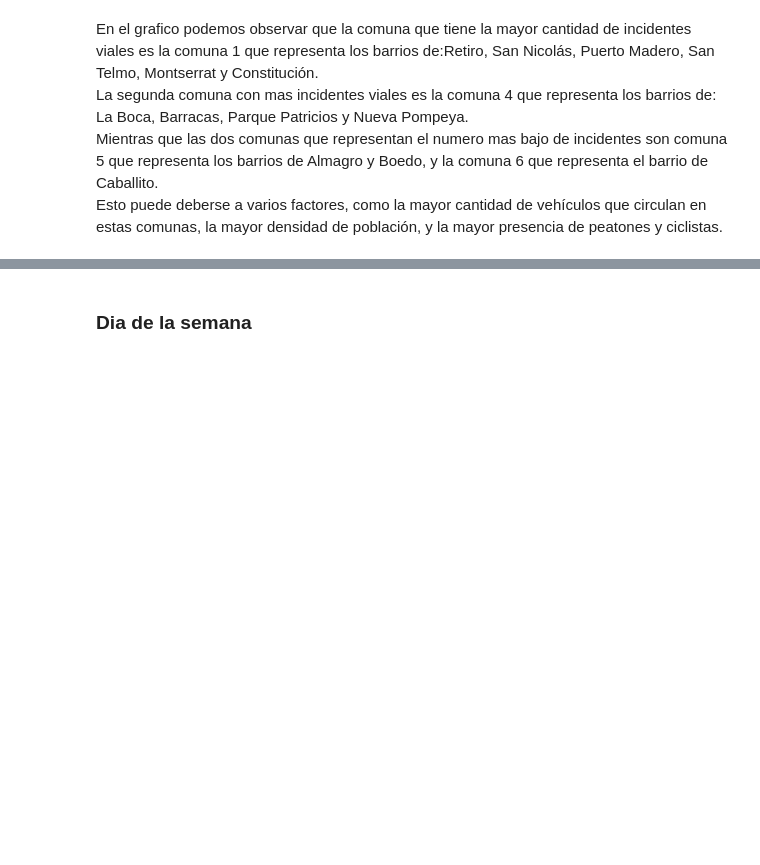
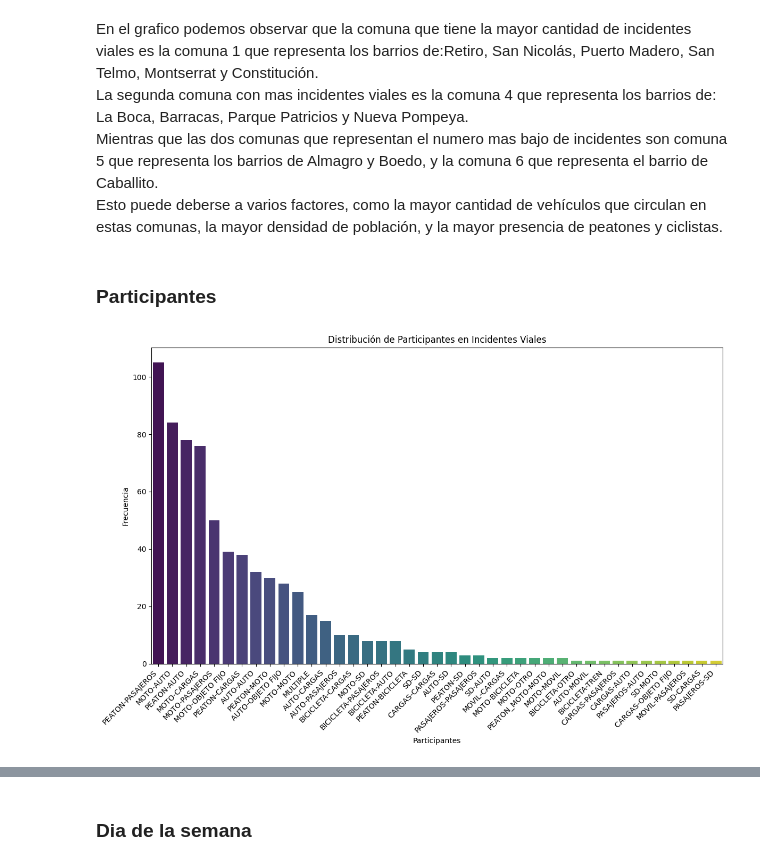
Before and after one commit to ASGuzman/PI2_Siniestros_Viales, a Jupyter notebook: EDA.ipynb, the cells around one changed output, grey strips where cells are left out. Cells and saved outputs as stored; diff of their text form; code cells hidden in the pictures; blank space fills up the shorter version.

```diff
--- a/EDA.ipynb
+++ b/EDA.ipynb
@@ -253,3 +253,18 @@ En el grafico podemos observar que la comuna que tiene la mayor cantidad de inci
 La segunda comuna con mas incidentes viales es la comuna 4 que representa los barrios de: La Boca, Barracas, Parque Patricios y Nueva Pompeya. <br>
 Mientras que las dos comunas que representan el numero mas bajo de incidentes son comuna 5 que representa los barrios de Almagro y Boedo, y la comuna 6 que representa el barrio de Caballito. <br>
 Esto puede deberse a varios factores, como la mayor cantidad de vehículos que circulan en estas comunas, la mayor densidad de población, y la mayor presencia de peatones y ciclistas.
+# %% [markdown]
+### Participantes
+# %%
+participantes_counts = df_siniestros["Participantes"].value_counts()
+plt.figure(figsize=(12, 8))
+sns.barplot(x=participantes_counts.index, y=participantes_counts.values, palette="viridis")
+
+plt.title("Distribución de Participantes en Incidentes Viales")
+plt.xlabel("Participantes")
+plt.ylabel("Frecuencia")
+plt.xticks(rotation=45, ha="right")
+plt.tight_layout()
+plt.show()
+# %% [output]
+[figure, added]
```
Also changed, not shown: parts of 17 cells of this notebook, 1 other file.
